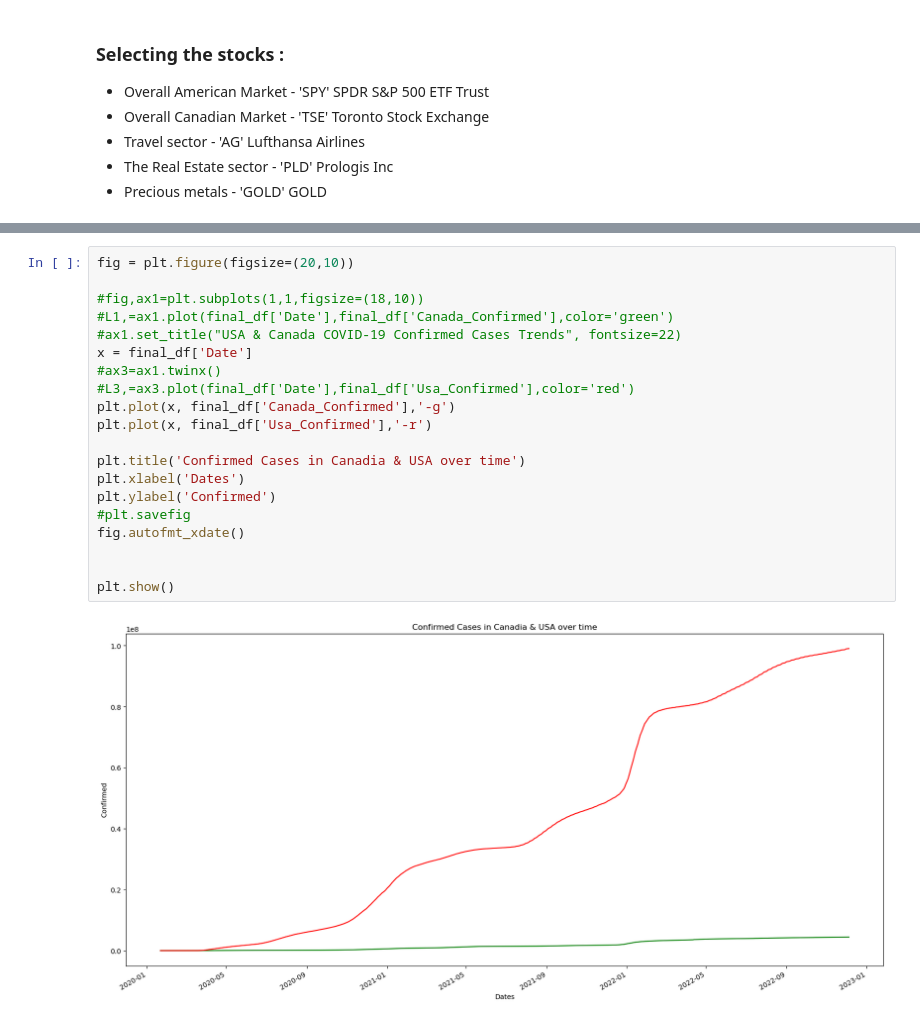
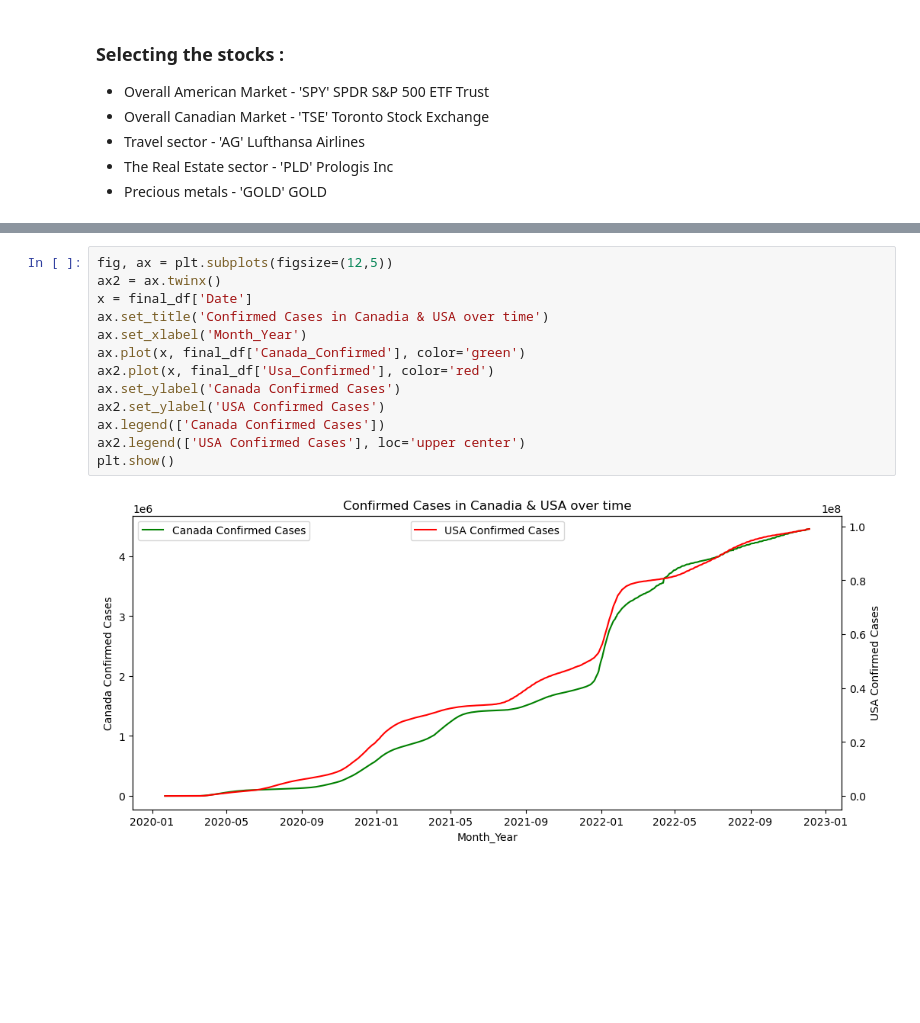
Before and after one commit to AIDA-Saskatchewan-polytechnic/Covid_impact_on_Stock-Market, a Jupyter notebook: Python_project_covid_Stock.ipynb, the cells around one changed output, grey strips where cells are left out. Saved outputs shown, nothing was run; the diff lists cells and outputs as text; blank space fills up the shorter version.

```diff
--- a/Python_project_covid_Stock.ipynb
+++ b/Python_project_covid_Stock.ipynb
@@ -228,22 +279,15 @@ final_df
-# %%
-fig = plt.figure(figsize=(20,10))
-
-#fig,ax1=plt.subplots(1,1,figsize=(18,10))
-#L1,=ax1.plot(final_df['Date'],final_df['Canada_Confirmed'],color='green')
-#ax1.set_title("USA & Canada COVID-19 Confirmed Cases Trends", fontsize=22)
-x = final_df['Date']
-#ax3=ax1.twinx()
-#L3,=ax3.plot(final_df['Date'],final_df['Usa_Confirmed'],color='red')
-plt.plot(x, final_df['Canada_Confirmed'],'-g')
-plt.plot(x, final_df['Usa_Confirmed'],'-r')
-
-plt.title('Confirmed Cases in Canadia & USA over time')
-plt.xlabel('Dates')
-plt.ylabel('Confirmed')
-#plt.savefig
-fig.autofmt_xdate()
-
-
-plt.show()
-# %% [output]
-[figure, removed]
+# %%
+fig, ax = plt.subplots(figsize=(12,5))
+ax2 = ax.twinx()
+x = final_df['Date']
+ax.set_title('Confirmed Cases in Canadia & USA over time')
+ax.set_xlabel('Month_Year')
+ax.plot(x, final_df['Canada_Confirmed'], color='green')
+ax2.plot(x, final_df['Usa_Confirmed'], color='red')
+ax.set_ylabel('Canada Confirmed Cases')
+ax2.set_ylabel('USA Confirmed Cases')
+ax.legend(['Canada Confirmed Cases'])
+ax2.legend(['USA Confirmed Cases'], loc='upper center')
+plt.show()
+# %% [output]
+[figure, added]
```
Also changed, not shown: parts of 43 cells of this notebook.
